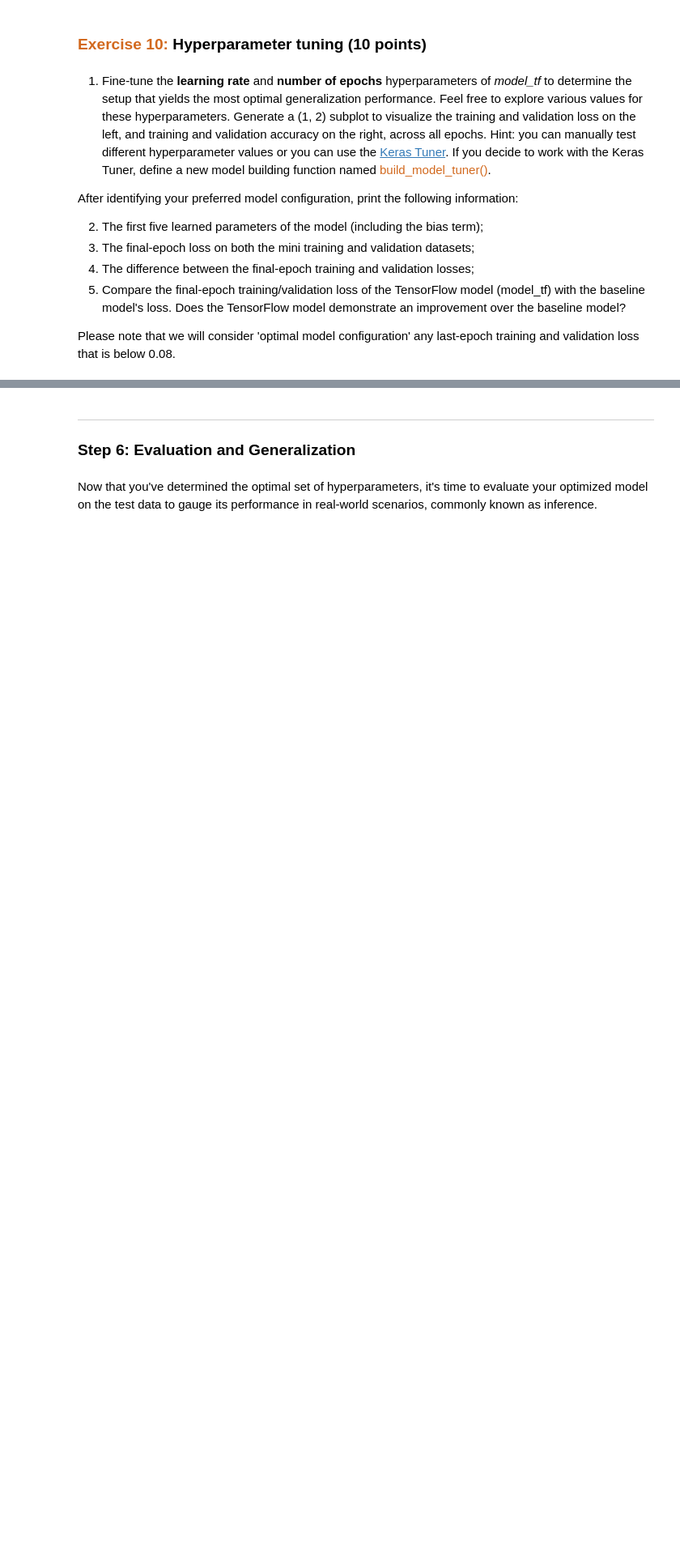
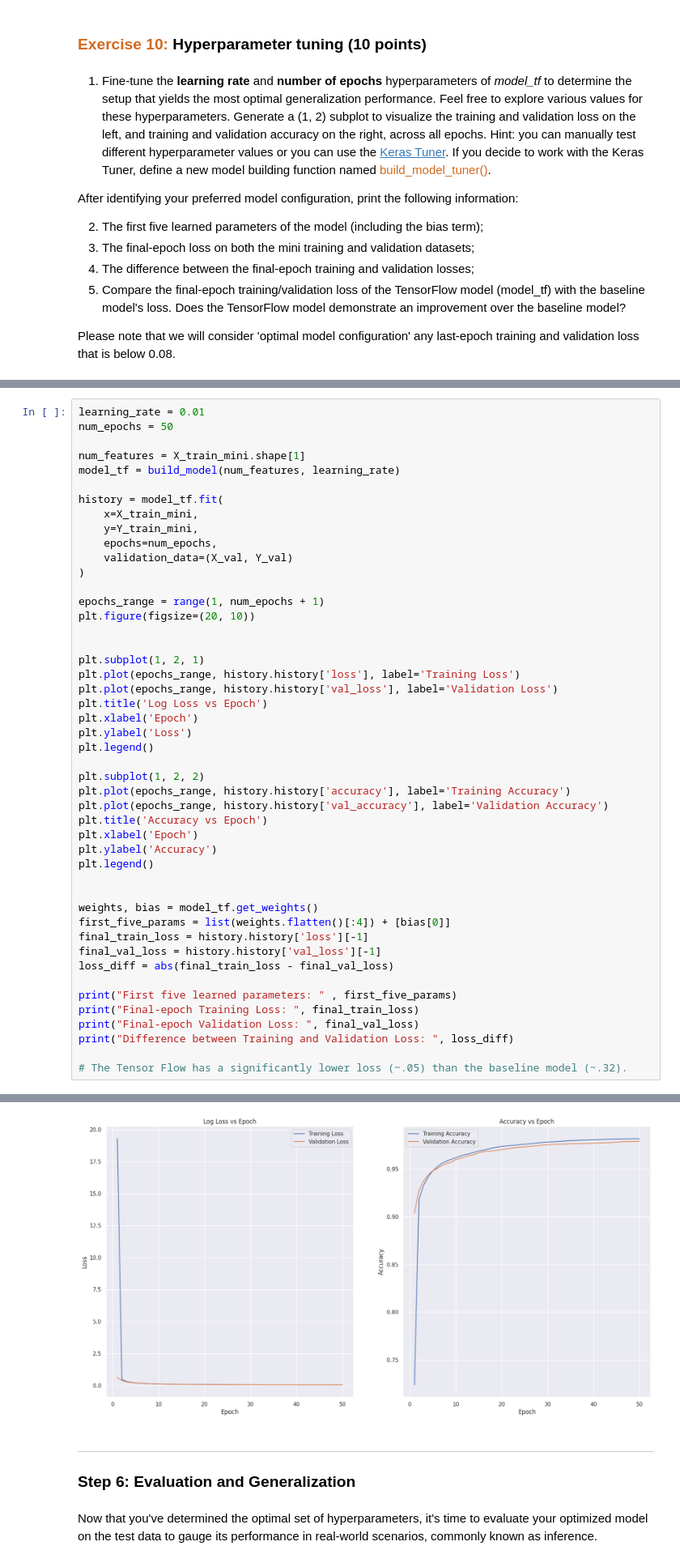
Before and after one commit to duygithub/berkeley, a Jupyter notebook: datasci207/assignments/assignment4/04 Logistic Regression with Tensorflow.duyvo.ipynb, the cells around one changed output, grey strips where cells are left out. Shown at 81% size. Saved outputs shown, nothing was run; the diff lists cells and outputs as text; blank space fills up the shorter version.

```diff
--- a/datasci207/assignments/assignment4/04 Logistic Regression with Tensorflow.duyvo.ipynb
+++ b/datasci207/assignments/assignment4/04 Logistic Regression with Tensorflow.duyvo.ipynb
@@ -411,0 +411,48 @@ Please note that we will consider 'optimal model configuration' any last-epoch t
+# %%
+learning_rate = 0.01
+num_epochs = 50
+
+num_features = X_train_mini.shape[1]
+model_tf = build_model(num_features, learning_rate)
+
+history = model_tf.fit(
+    x=X_train_mini,
+    y=Y_train_mini,
+    epochs=num_epochs,
+    validation_data=(X_val, Y_val)
+)
+
+epochs_range = range(1, num_epochs + 1)
+plt.figure(figsize=(20, 10))
+
+
+plt.subplot(1, 2, 1)
+plt.plot(epochs_range, history.history['loss'], label='Training Loss')
+plt.plot(epochs_range, history.history['val_loss'], label='Validation Loss')
+plt.title('Log Loss vs Epoch')
+plt.xlabel('Epoch')
+plt.ylabel('Loss')
+plt.legend()
+
+plt.subplot(1, 2, 2)
+plt.plot(epochs_range, history.history['accuracy'], label='Training Accuracy')
+plt.plot(epochs_range, history.history['val_accuracy'], label='Validation Accuracy')
+plt.title('Accuracy vs Epoch')
+plt.xlabel('Epoch')
+plt.ylabel('Accuracy')
+plt.legend()
+
+
+weights, bias = model_tf.get_weights()
+first_five_params = list(weights.flatten()[:4]) + [bias[0]]
+final_train_loss = history.history['loss'][-1]
+final_val_loss = history.history['val_loss'][-1]
+loss_diff = abs(final_train_loss - final_val_loss)
+
+print("First five learned parameters: " , first_five_params)
+print("Final-epoch Training Loss: ", final_train_loss)
+print("Final-epoch Validation Loss: ", final_val_loss)
+print("Difference between Training and Validation Loss: ", loss_diff)
+
+# The Tensor Flow has a significantly lower loss (~.05) than the baseline model (~.32).
+# %% [output]
@@ -412,3 +476,4 @@ Please note that we will consider 'optimal model configuration' any last-epoch t
+[figure, added]
 # %% [markdown]
 ---
 ### Step 6: Evaluation and Generalization
```
Also changed, not shown: parts of 8 cells of this notebook.
